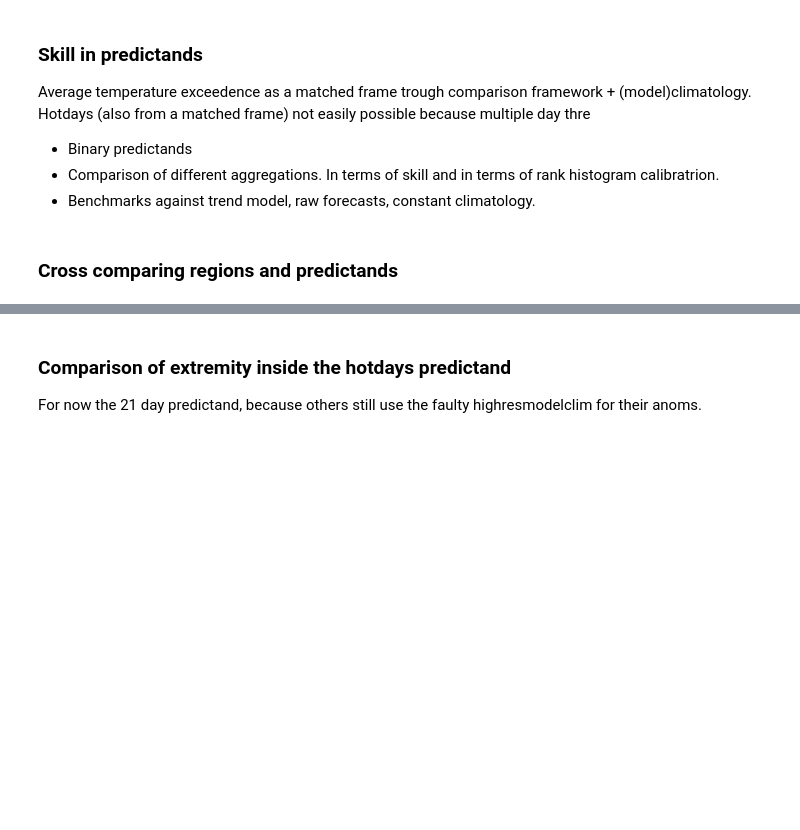
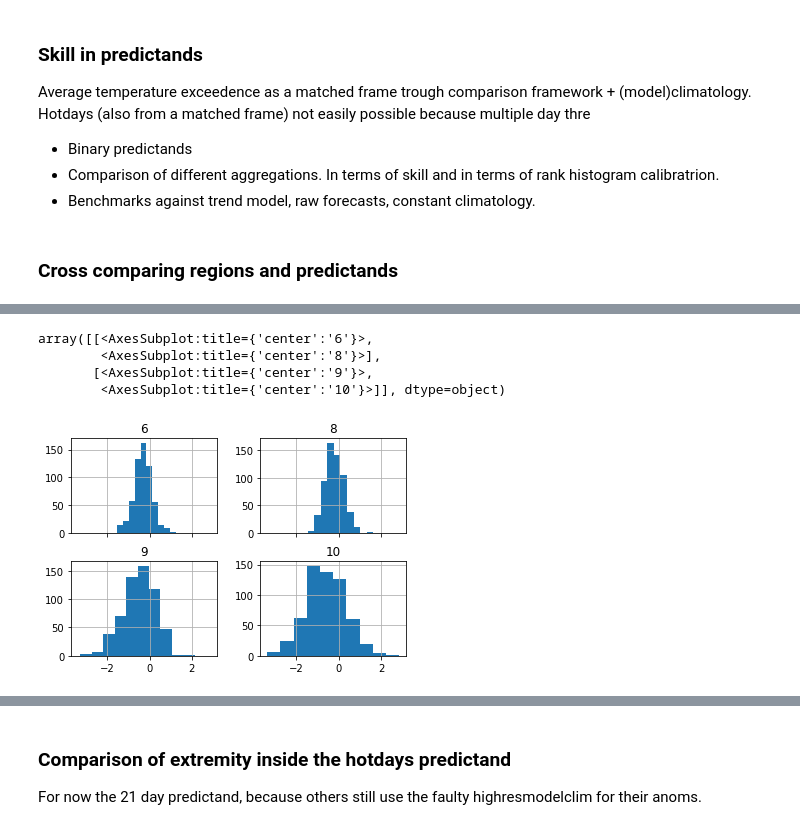
Before and after one commit to chiemvs/SubSeas, a Jupyter notebook: Check_hotdays.ipynb, the cells around one changed output, grey strips where cells are left out. Saved outputs shown, nothing was run; the diff lists cells and outputs as text; code cells hidden in the pictures; blank space fills up the shorter version.

```diff
--- a/Check_hotdays.ipynb
+++ b/Check_hotdays.ipynb
@@ -158,0 +293,10 @@ Larger differences between the fix and the trend means that the predictand is pr
+# %%
+ranks, rankbins = load_compute_rank(bookfile = predictands.loc['tg14D','books'], return_bias = True)
+# %%
+ranks.loc[(1,[6,8,9,10]),'bias'].unstack('clustid').hist(sharex = True)
+# %% [output]
+array([[<AxesSubplot:title={'center':'6'}>,
+        <AxesSubplot:title={'center':'8'}>],
+       [<AxesSubplot:title={'center':'9'}>,
+        <AxesSubplot:title={'center':'10'}>]], dtype=object)
+[figure, added]
```
Also changed, not shown: parts of 47 cells of this notebook, 1 other file.
